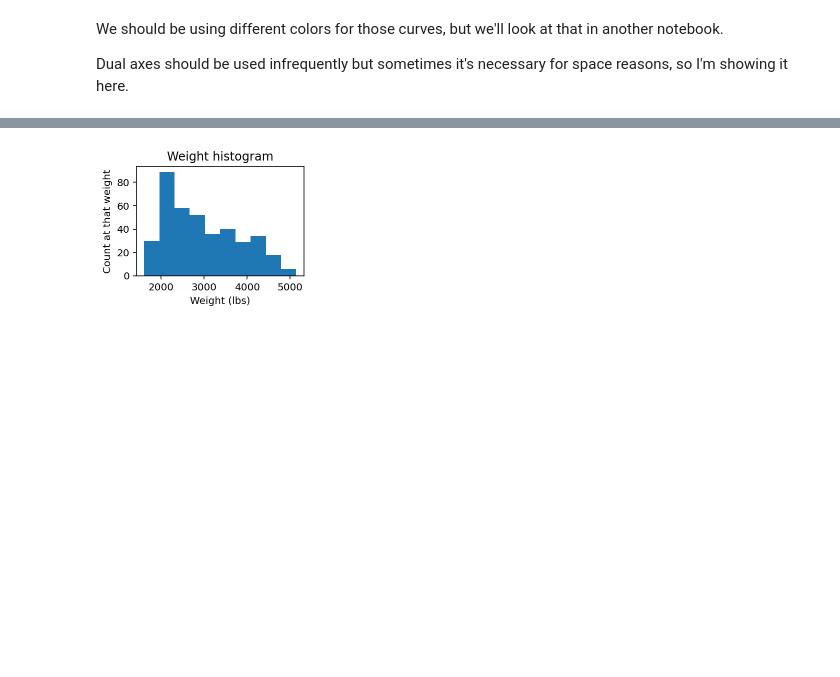
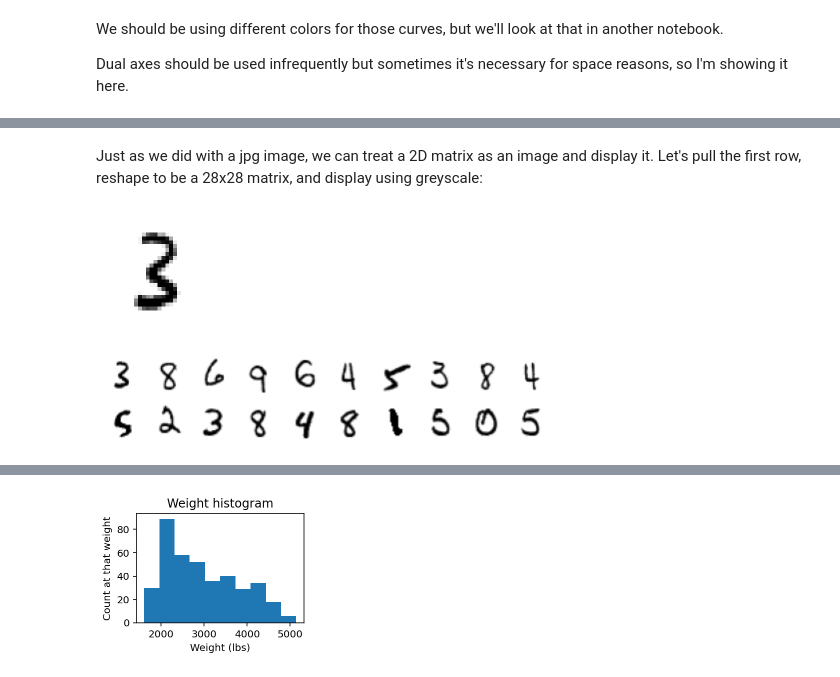
Before and after one commit to parrt/msds593, a Jupyter notebook: notebooks/matplotlib-cookbook.ipynb, the cells around one changed output, grey strips where cells are left out. Cells and saved outputs as stored; diff of their text form; code cells hidden in the pictures; blank space fills up the shorter version.

```diff
--- a/notebooks/matplotlib-cookbook.ipynb
+++ b/notebooks/matplotlib-cookbook.ipynb
@@ -227,0 +247,5 @@ Dual axes should be used infrequently but sometimes it's necessary for space rea
+# %%
+df_digits = pd.read_csv('https://mlbook.explained.ai/data/mnist-10k-sample.csv.zip')
+true_digits = df_digits['digit']
+df_images = df_digits.drop('digit', axis=1) # ignore the true digit number
+df_images.head(3)
@@ -227,0 +258,22 @@ Dual axes should be used infrequently but sometimes it's necessary for space rea
+# %% [markdown]
+Just as we did with a jpg image, we can treat a 2D matrix as an image and display it. Let's pull the first row, reshape to be a 28x28 matrix, and display using greyscale:
+# %%
+six_img_as_row = df_images.iloc[0].values  # digit '3' is first row
+img28x28 = six_img_as_row.reshape(28,28) # unflatten as 2D array
+fig, ax = plt.subplots(1, 1, figsize=(2,2))
+ax.imshow(img28x28, cmap='binary')
+ax.axis('off') # don't show x, y axes
+plt.show()
+# %% [output]
+[figure, added]
+# %%
+fig, axes = plt.subplots(nrows=2, ncols=10, figsize=(8, 1.6))
+
+for i, ax in enumerate(axes.flatten()):
+    img_as_row = df_images.iloc[i].values
+    img28x28 = img_as_row.reshape(28,28)
+    ax.axis('off') # don't show x, y axes
+    ax.imshow(img28x28, cmap='binary')
+plt.show()
+# %% [output]
+[figure, added]
```
Also changed, not shown: parts of 11 cells of this notebook, 5 other files.
